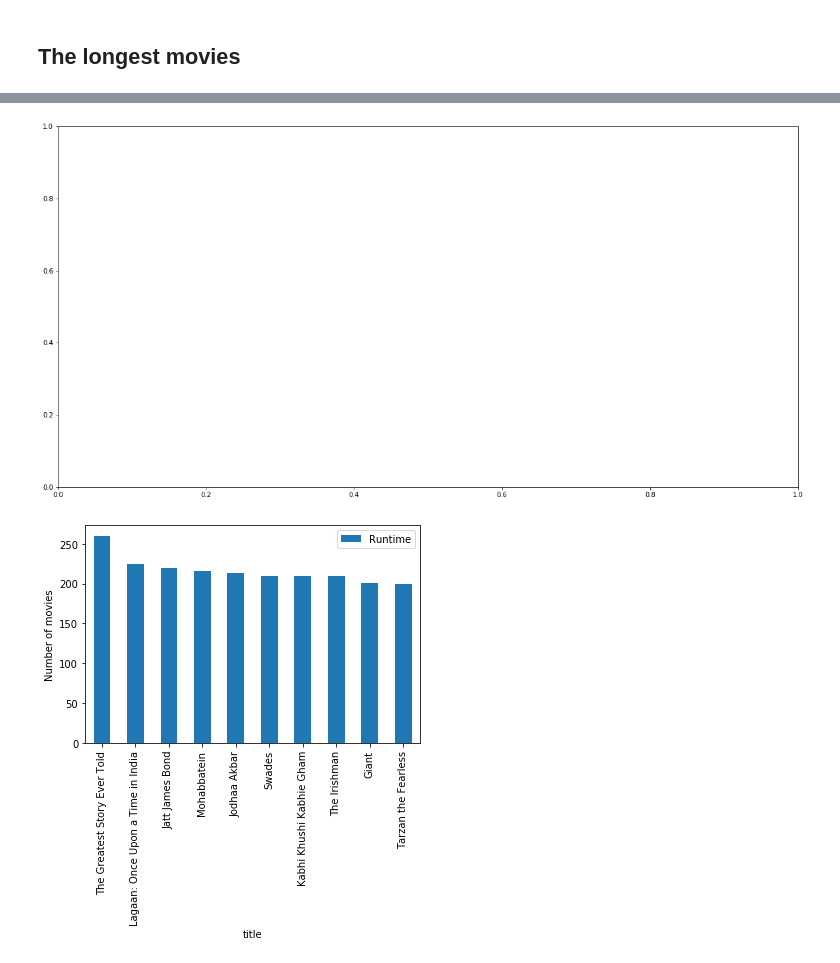
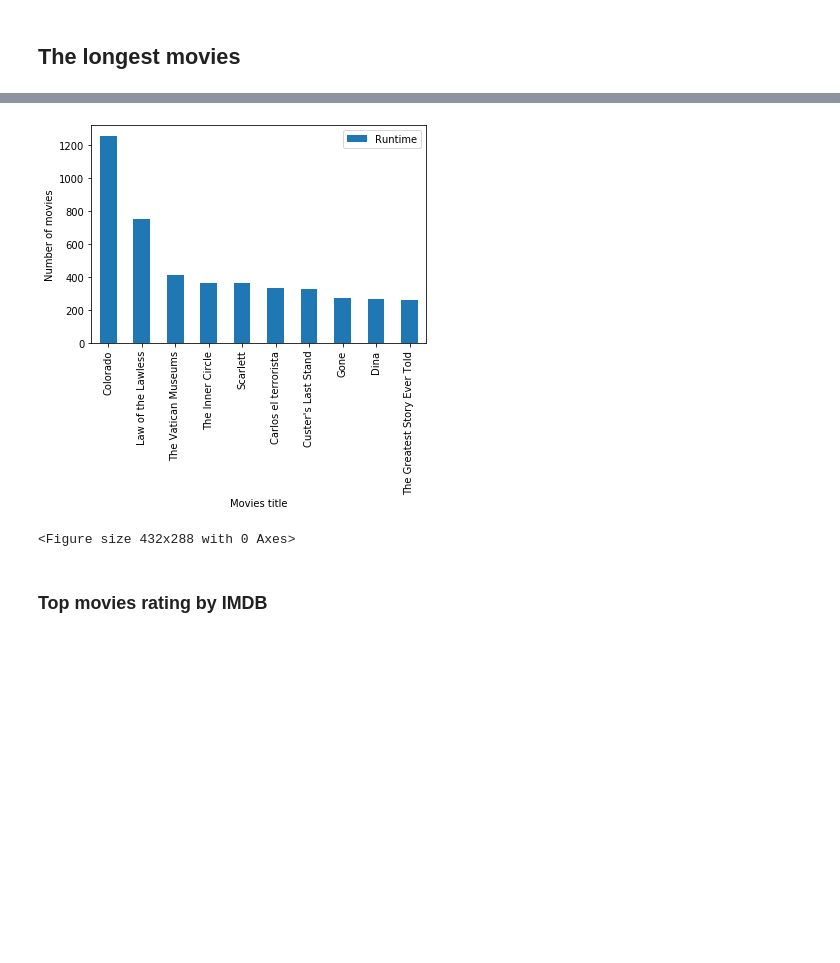
Before and after one commit to ruddysimon/Movies_platfrom_analysis, a Jupyter notebook: Movies_analysis/Movies_streaming.ipynb, the cells around one changed output, grey strips where cells are left out. Drawn from its saved outputs; the diff is of its cells as text; code cells hidden in the pictures; blank space fills up the shorter version.

Commit message:
plot added

```diff
--- a/Movies_analysis/Movies_streaming.ipynb
+++ b/Movies_analysis/Movies_streaming.ipynb
@@ -361,7 +363,7 @@ plt.tight_layout()
 # %% [markdown]
 ## The longest movies
 # %%
-longest_movies = cleand_file.sort_values("Runtime",ascending = False)
+longest_movies = cleand_file.sort_values("Runtime",ascending = False).head(10)
 # %%
 longest_movies
 # %% [output]
@@ -381,15 +381,16 @@ longest_movies
 # %%
-fig, ax = plt.subplots(figsize=(20, 10))
 # Create a bar chart based off of the group series from before
-count_chart =longest_movies.plot(kind='bar',x = "Title", y= "Runtime")
+count_chart = longest_movies.plot(kind='bar',x = "Title", y= "Runtime")
 
 # Set the xlabel and ylabel using class methods
-count_chart.set_xlabel("title")
+count_chart.set_xlabel("Movies title")
 count_chart.set_ylabel("Number of movies")
 
 
 plt.show()
 plt.tight_layout()
 # %% [output]
-[figure, old version]
+[figure, new version]
-[figure, removed]
+<Figure size 432x288 with 0 Axes>
+# %% [markdown]
+### Top movies rating by IMDB
```
Also changed, not shown: parts of 24 cells of this notebook.
